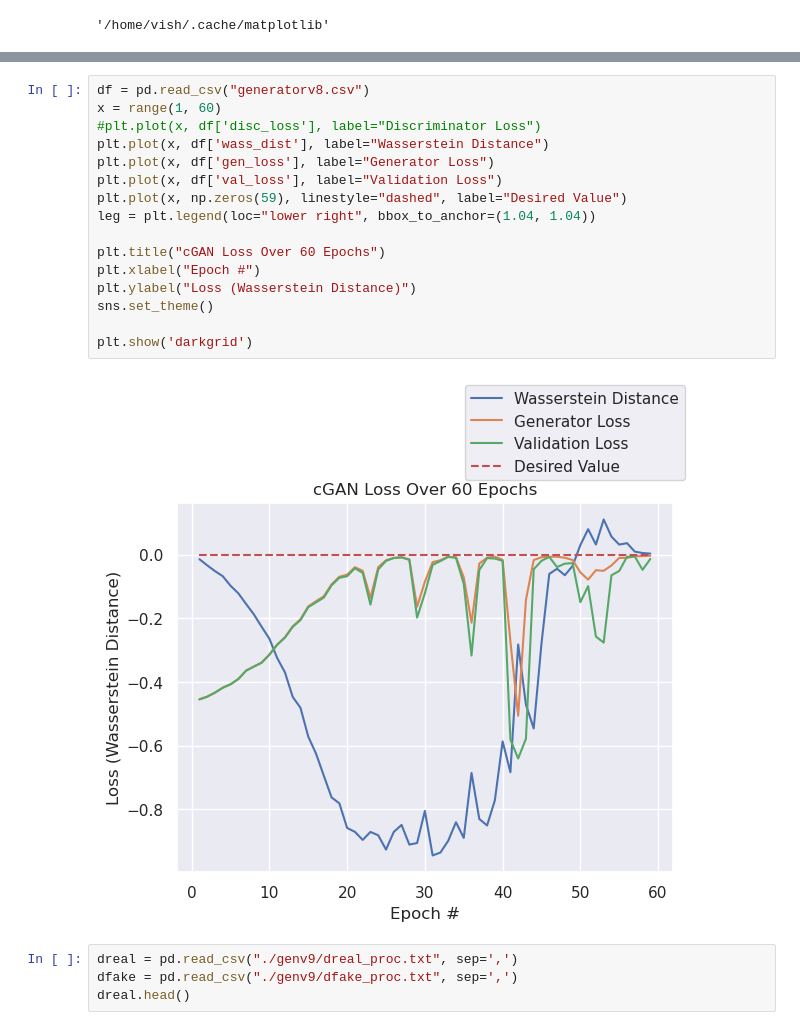
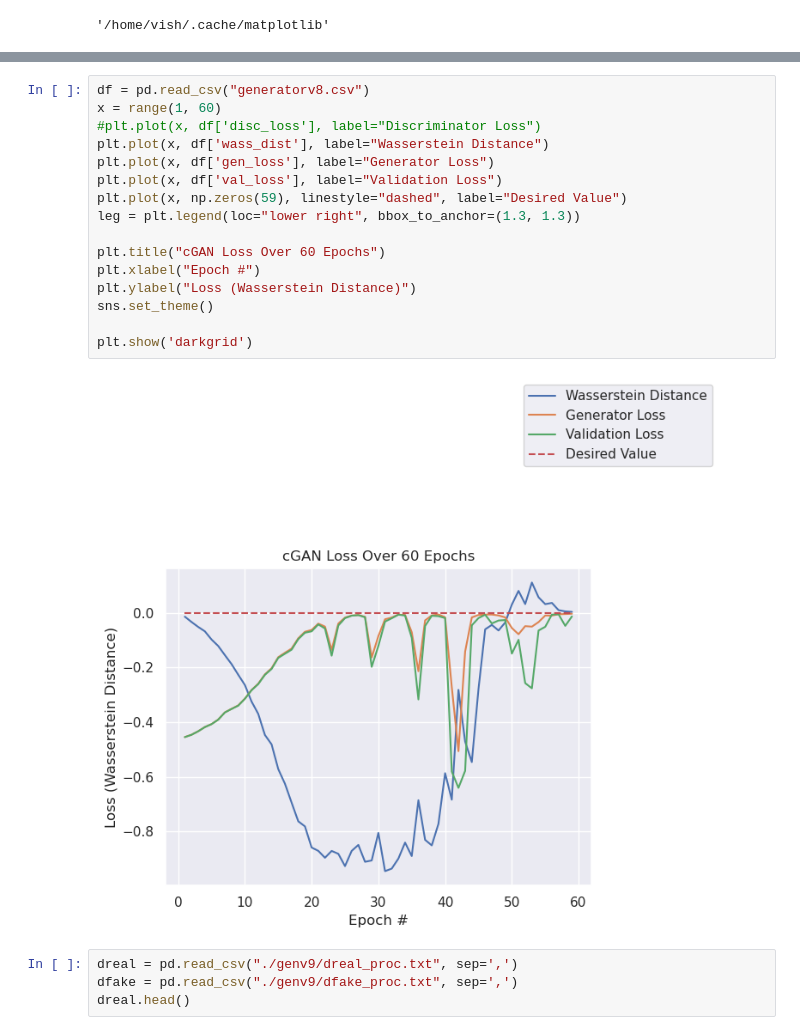
Before and after one commit to VisH317/research-project, a Jupyter notebook: data/gen/analysis.ipynb, the cells around one changed output, grey strips where cells are left out. Drawn from its saved outputs; the diff is of its cells as text.

```diff
--- a/data/gen/analysis.ipynb
+++ b/data/gen/analysis.ipynb
@@ -41,21 +38,21 @@ ValueError: x and y must have same first dimension, but have shapes (19,) and (5
 # %%
 df = pd.read_csv("generatorv8.csv")
 x = range(1, 60)
 #plt.plot(x, df['disc_loss'], label="Discriminator Loss")
 plt.plot(x, df['wass_dist'], label="Wasserstein Distance")
 plt.plot(x, df['gen_loss'], label="Generator Loss")
 plt.plot(x, df['val_loss'], label="Validation Loss")
 plt.plot(x, np.zeros(59), linestyle="dashed", label="Desired Value")
-leg = plt.legend(loc="lower right", bbox_to_anchor=(1.04, 1.04))
+leg = plt.legend(loc="lower right", bbox_to_anchor=(1.3, 1.3))
 
 plt.title("cGAN Loss Over 60 Epochs")
 plt.xlabel("Epoch #")
 plt.ylabel("Loss (Wasserstein Distance)")
 sns.set_theme()
 
 plt.show('darkgrid')
 # %% [output]
-[figure, old version]
+[figure, new version]
 # %%
 dreal = pd.read_csv("./genv9/dreal_proc.txt", sep=',')
 dfake = pd.read_csv("./genv9/dfake_proc.txt", sep=',')
```
Also changed, not shown: parts of 3 cells of this notebook, 16 other files.
